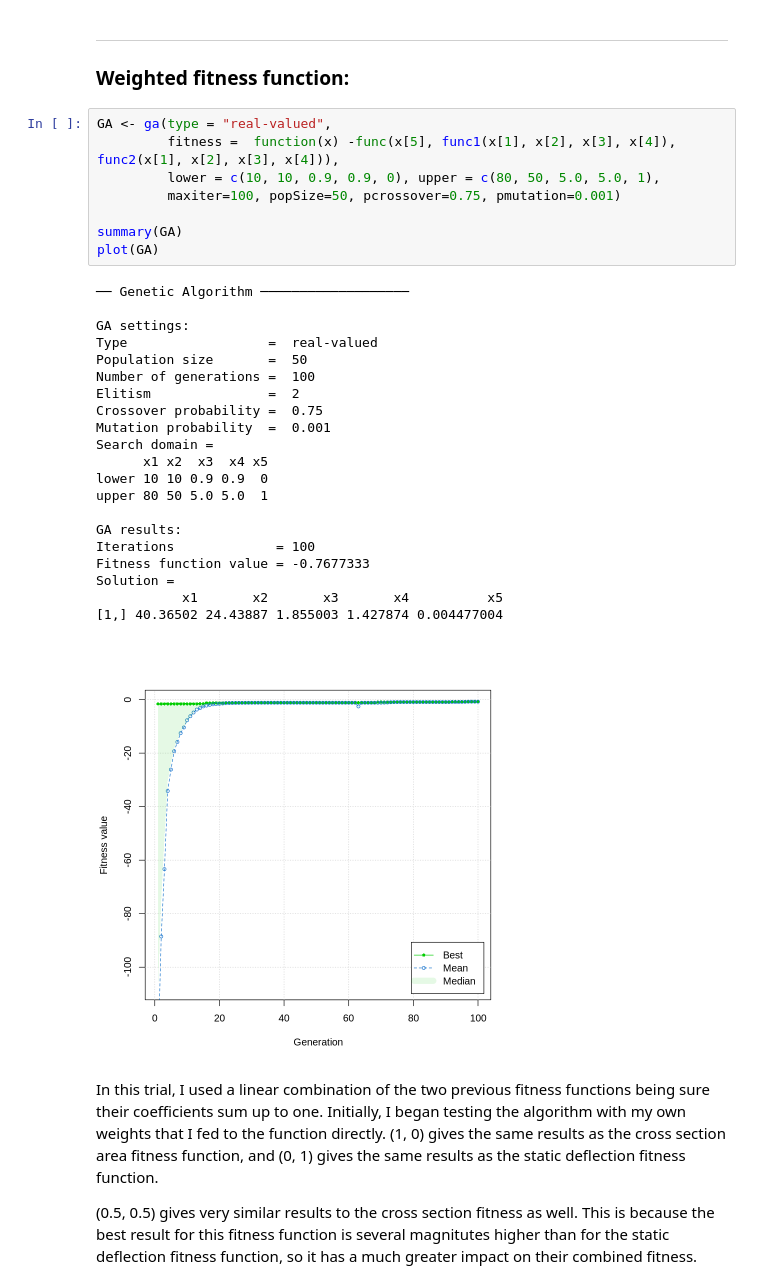
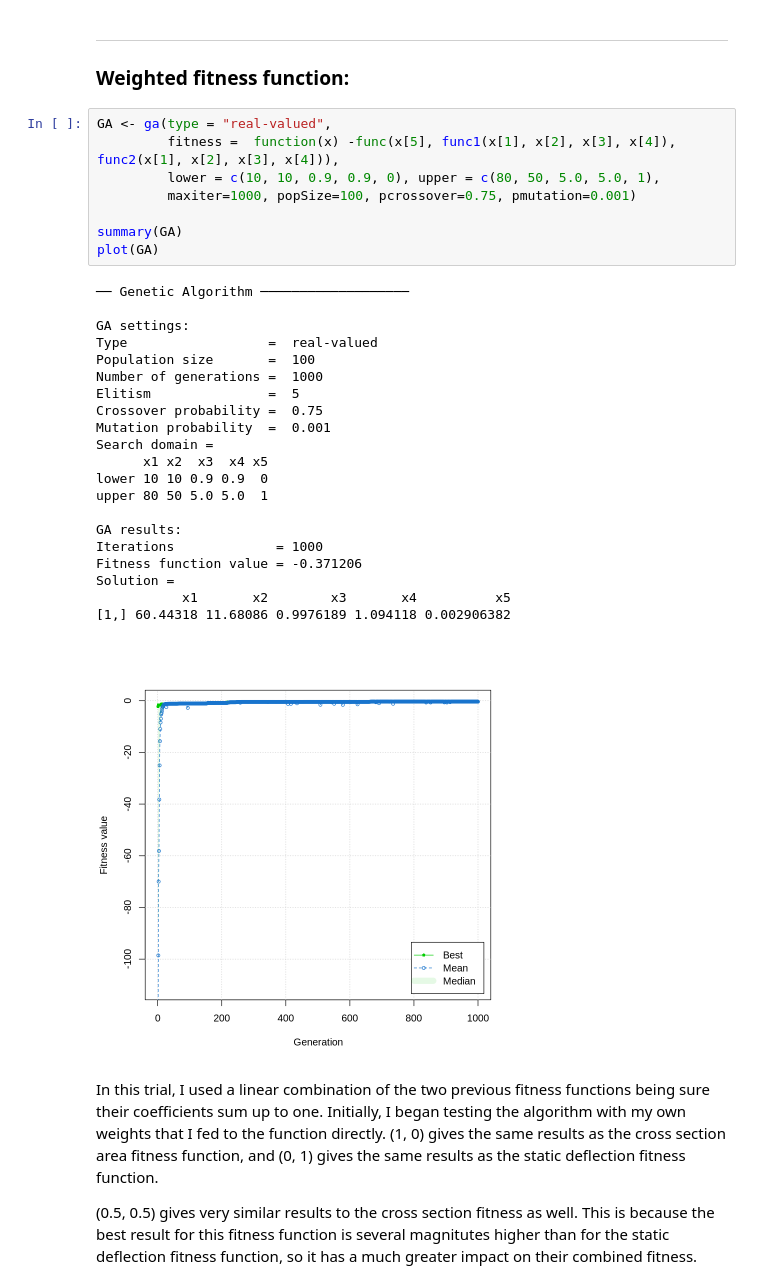
Before and after one commit to joepopp/AI, a Jupyter notebook: GA.ipynb, the cells around one changed output. Drawn from its saved outputs; the diff is of its cells as text.

```diff
--- a/GA.ipynb
+++ b/GA.ipynb
@@ -141,33 +141,33 @@ For this trial, I run the algorithm using only the fitness that takes into accou
 # %%
 GA <- ga(type = "real-valued",
          fitness =  function(x) -func(x[5], func1(x[1], x[2], x[3], x[4]), func2(x[1], x[2], x[3], x[4])),
          lower = c(10, 10, 0.9, 0.9, 0), upper = c(80, 50, 5.0, 5.0, 1),
-         maxiter=100, popSize=50, pcrossover=0.75, pmutation=0.001)
+         maxiter=1000, popSize=100, pcrossover=0.75, pmutation=0.001)
 
 summary(GA)
 plot(GA)
 # %% [output]
 ── Genetic Algorithm ───────────────────
 
 GA settings:
 Type                  =  real-valued
-Population size       =  50
-Number of generations =  100
-Elitism               =  2
+Population size       =  100
+Number of generations =  1000
+Elitism               =  5
 Crossover probability =  0.75
 Mutation probability  =  0.001
 Search domain =
       x1 x2  x3  x4 x5
 lower 10 10 0.9 0.9  0
 upper 80 50 5.0 5.0  1
 
 GA results:
-Iterations             = 100
-Fitness function value = -0.7677333
+Iterations             = 1000
+Fitness function value = -0.371206
 Solution =
-           x1       x2       x3       x4          x5
-[1,] 40.36502 24.43887 1.855003 1.427874 0.004477004
+           x1       x2        x3       x4          x5
+[1,] 60.44318 11.68086 0.9976189 1.094118 0.002906382
-[figure, old version]
+[figure, new version]
 # %% [markdown]
 In this trial, I used a linear combination of the two previous fitness functions being sure their coefficients sum up to one. Initially, I began testing the algorithm with my own weights that I fed to the function directly. (1, 0) gives the same results as the cross section area fitness function, and (0, 1) gives the same results as the static deflection fitness function.
 
```
Also changed, not shown: parts of 2 cells of this notebook.
